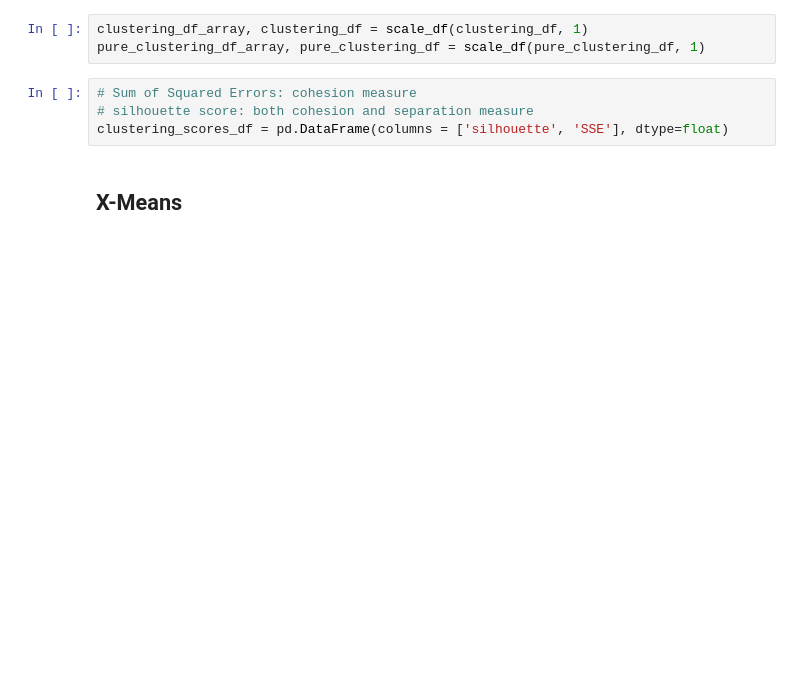
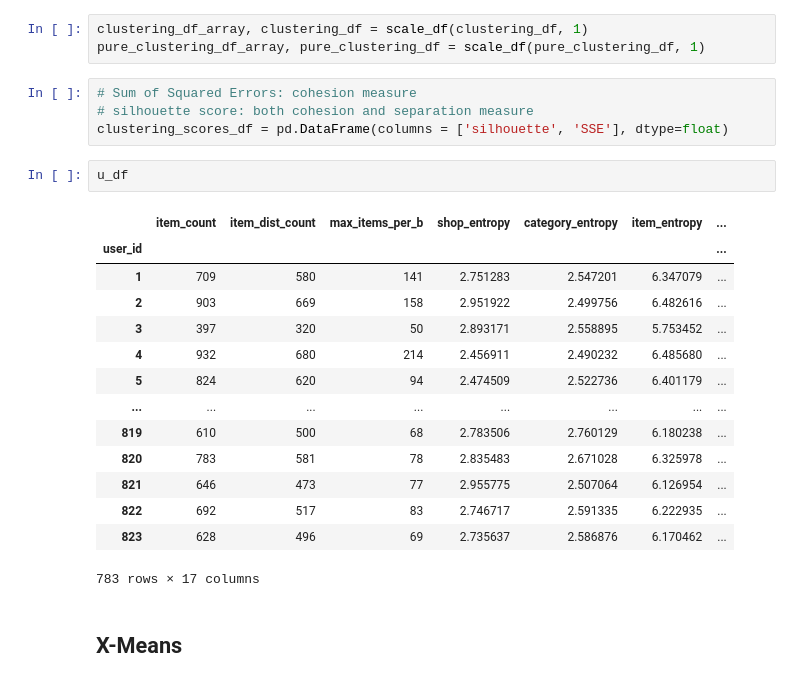
Before and after one commit to frankpietro/dm-project, a Jupyter notebook: DM_DonatiFrancaviglia_TASK2/xmeans.ipynb, the cells around one changed output. Drawn from its saved outputs; the diff is of its cells as text; blank space fills up the shorter version.

```diff
--- a/DM_DonatiFrancaviglia_TASK2/xmeans.ipynb
+++ b/DM_DonatiFrancaviglia_TASK2/xmeans.ipynb
@@ -32,6 +32,23 @@ pure_clustering_df_array, pure_clustering_df = scale_df(pure_clustering_df, 1)
 # Sum of Squared Errors: cohesion measure
 # silhouette score: both cohesion and separation measure
 clustering_scores_df = pd.DataFrame(columns = ['silhouette', 'SSE'], dtype=float)
+# %%
+u_df
+# %% [output]
+|  | item_count | item_dist_count | max_items_per_b | shop_entropy | category_entropy | item_entropy | ... |
+| user_id |  |  |  |  |  |  | ... |
+| 1 | 709 | 580 | 141 | 2.751283 | 2.547201 | 6.347079 | ... |
+| 2 | 903 | 669 | 158 | 2.951922 | 2.499756 | 6.482616 | ... |
+| 3 | 397 | 320 | 50 | 2.893171 | 2.558895 | 5.753452 | ... |
+| 4 | 932 | 680 | 214 | 2.456911 | 2.490232 | 6.485680 | ... |
+| 5 | 824 | 620 | 94 | 2.474509 | 2.522736 | 6.401179 | ... |
+| ... | ... | ... | ... | ... | ... | ... | ... |
+| 819 | 610 | 500 | 68 | 2.783506 | 2.760129 | 6.180238 | ... |
+| 820 | 783 | 581 | 78 | 2.835483 | 2.671028 | 6.325978 | ... |
+| 821 | 646 | 473 | 77 | 2.955775 | 2.507064 | 6.126954 | ... |
+| 822 | 692 | 517 | 83 | 2.746717 | 2.591335 | 6.222935 | ... |
+| 823 | 628 | 496 | 69 | 2.735637 | 2.586876 | 6.170462 | ... |
+783 rows × 17 columns
 # %% [markdown]
 ## X-Means
 # %%
```
Also changed, not shown: parts of 7 cells of this notebook, 1 other file.
